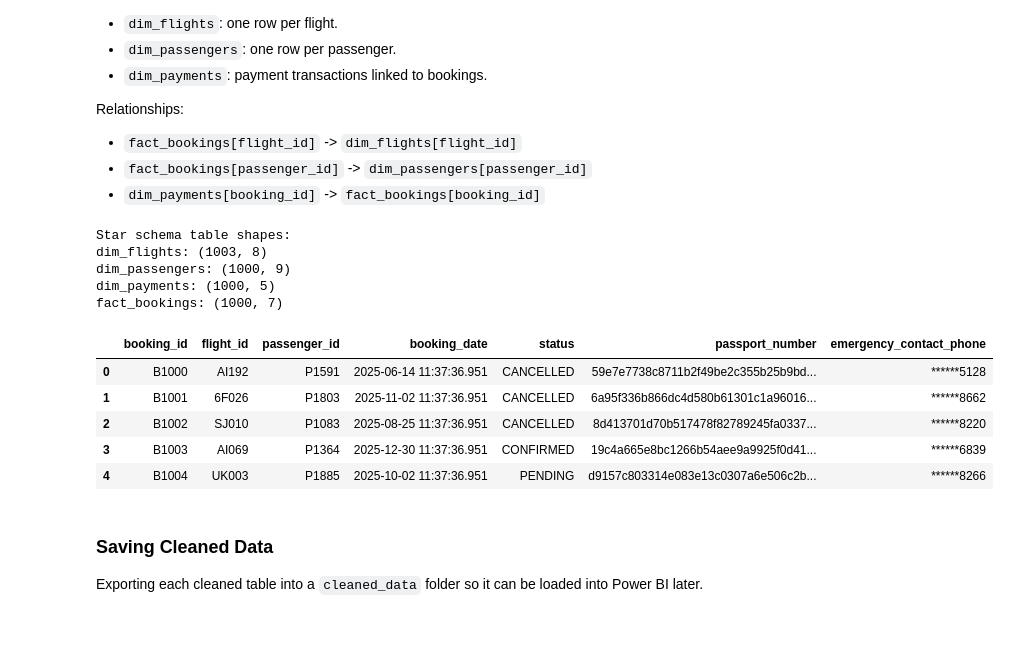
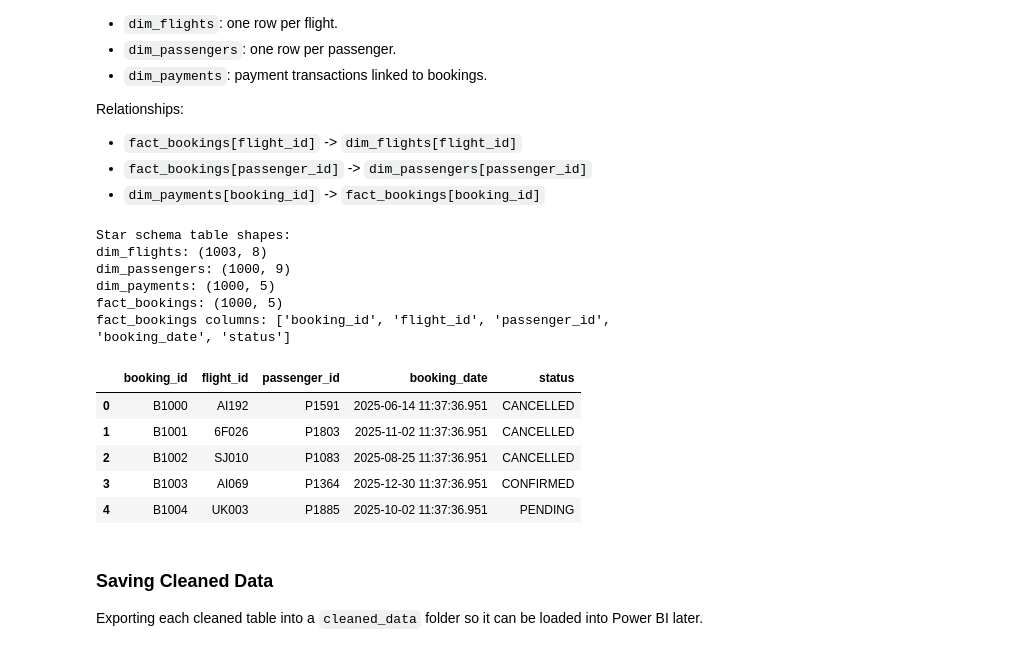
Before and after one commit to 4all3n/Airline_Case_study, a Jupyter notebook: notebook.ipynb, the cells around one changed output. Drawn from its saved outputs; the diff is of its cells as text; code cells hidden in the pictures.

Commit message:
fact table fixed

```diff
--- a/notebook.ipynb
+++ b/notebook.ipynb
@@ -451,34 +451,35 @@ Relationships:
 # %%
 # Dimension tables: one row per business entity
 dim_flights = df_flights.drop_duplicates(subset='flight_id').copy()
 dim_passengers = df_passengers.drop_duplicates(subset='passenger_id').copy()
 dim_payments = df_payments.copy()
 
 # Fact table: booking-level events and foreign keys to the dimensions
 fact_bookings = df_bookings[
-    ['booking_id', 'flight_id', 'passenger_id', 'booking_date', 'status',
-     'passport_number', 'emergency_contact_phone']
+    ['booking_id', 'flight_id', 'passenger_id', 'booking_date', 'status']
 ].drop_duplicates(subset='booking_id').copy()
 
 print('Star schema table shapes:')
 print('dim_flights:', dim_flights.shape)
 print('dim_passengers:', dim_passengers.shape)
 print('dim_payments:', dim_payments.shape)
 print('fact_bookings:', fact_bookings.shape)
+print('fact_bookings columns:', fact_bookings.columns.tolist())
 
 display(fact_bookings.head())
 # %% [output]
 Star schema table shapes:
 dim_flights: (1003, 8)
 dim_passengers: (1000, 9)
 dim_payments: (1000, 5)
-fact_bookings: (1000, 7)
+fact_bookings: (1000, 5)
+fact_bookings columns: ['booking_id', 'flight_id', 'passenger_id', 'booking_date', 'status']
-|  | booking_id | flight_id | passenger_id | booking_date | status | passport_number | emergency_contact_phone |
-| 0 | B1000 | AI192 | P1591 | 2025-06-14 11:37:36.951 | CANCELLED | 59e7e7738c8711b2f49be2c355b25b9bd... | ******5128 |
-| 1 | B1001 | 6F026 | P1803 | 2025-11-02 11:37:36.951 | CANCELLED | 6a95f336b866dc4d580b61301c1a96016... | ******8662 |
-| 2 | B1002 | SJ010 | P1083 | 2025-08-25 11:37:36.951 | CANCELLED | 8d413701d70b517478f82789245fa0337... | ******8220 |
-| 3 | B1003 | AI069 | P1364 | 2025-12-30 11:37:36.951 | CONFIRMED | 19c4a665e8bc1266b54aee9a9925f0d41... | ******6839 |
-| 4 | B1004 | UK003 | P1885 | 2025-10-02 11:37:36.951 | PENDING | d9157c803314e083e13c0307a6e506c2b... | ******8266 |
+|  | booking_id | flight_id | passenger_id | booking_date | status |
+| 0 | B1000 | AI192 | P1591 | 2025-06-14 11:37:36.951 | CANCELLED |
+| 1 | B1001 | 6F026 | P1803 | 2025-11-02 11:37:36.951 | CANCELLED |
+| 2 | B1002 | SJ010 | P1083 | 2025-08-25 11:37:36.951 | CANCELLED |
+| 3 | B1003 | AI069 | P1364 | 2025-12-30 11:37:36.951 | CONFIRMED |
+| 4 | B1004 | UK003 | P1885 | 2025-10-02 11:37:36.951 | PENDING |
 # %% [markdown]
 ### Saving Cleaned Data
 Exporting each cleaned table into a `cleaned_data` folder so it can be loaded into Power BI later.
```
Also changed, not shown: 1 other file.
